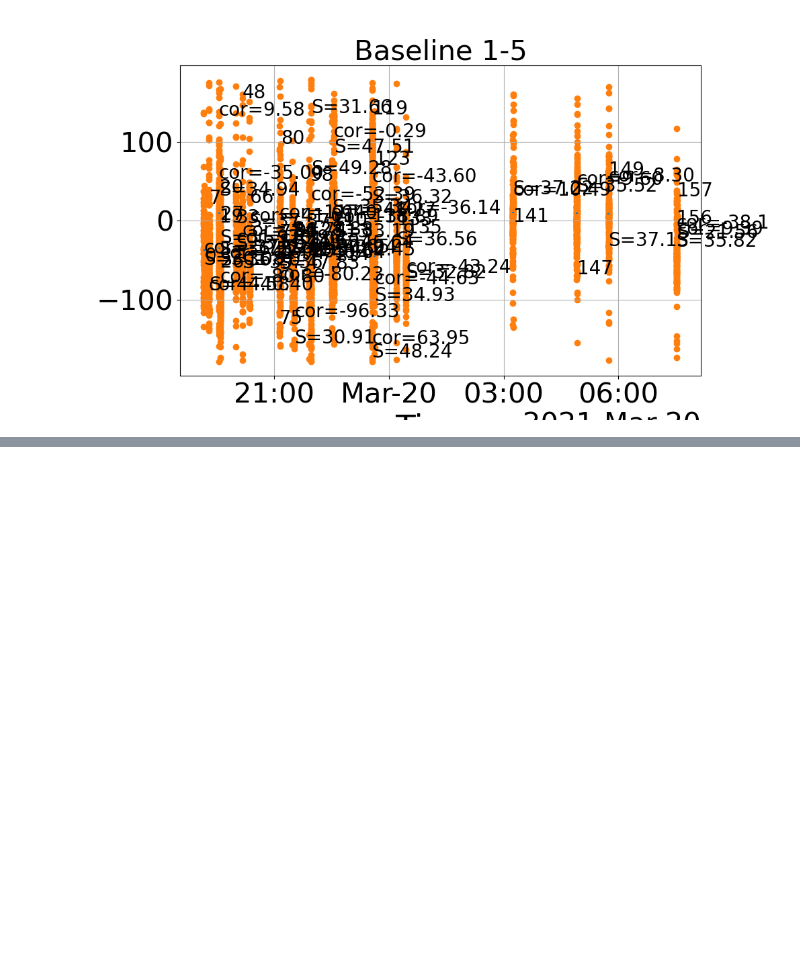
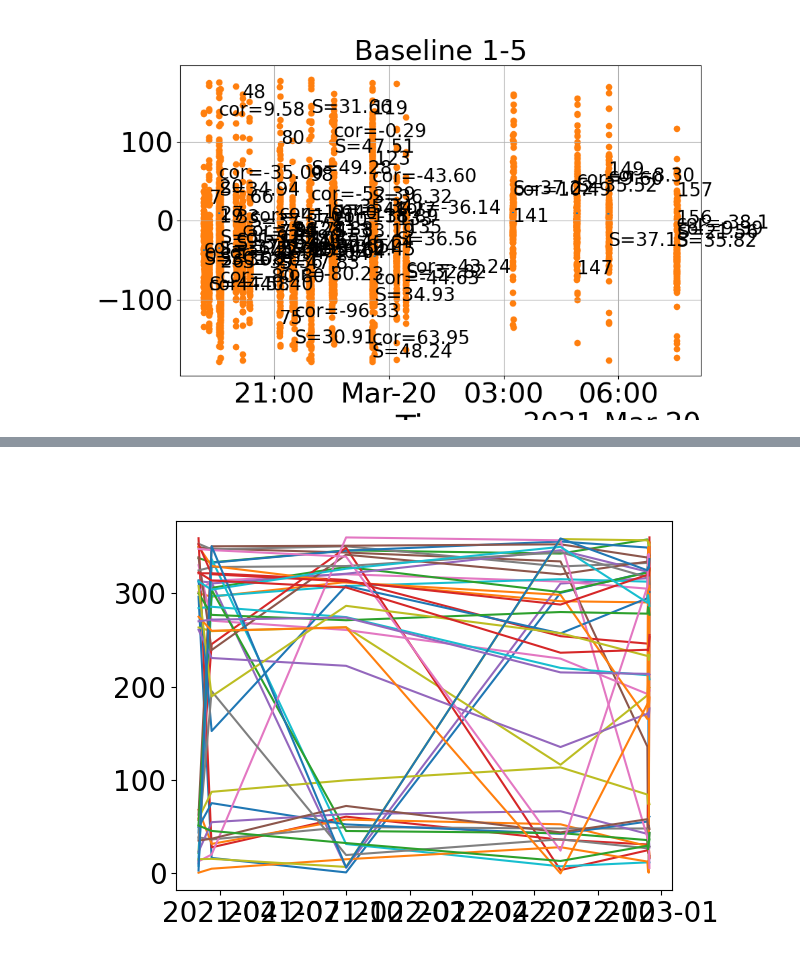
Before and after one commit to icebearcanada/airplane-process, a Jupyter notebook: airplane-code/generate_airplane_calibrations.ipynb, the cells around one changed output, grey strips where cells are left out. Cells and saved outputs as stored; diff of their text form; code cells hidden in the pictures; blank space fills up the shorter version.

```diff
--- a/airplane-code/generate_airplane_calibrations.ipynb
+++ b/airplane-code/generate_airplane_calibrations.ipynb
@@ -1489,3 +1404,35 @@ def find_kappa(rho_rf, azimuth, elevation, range_filter):
     azimuth = np.rad2deg(azimuth)
     elevation = np.rad2deg(elevation)
     return cos_kappa
+# %%
+# compare calibration values
+dates = [ (2021,3,1),
+         (2021,3,20),
+         (2021,10,1),
+         (2022,8,8),
+         (2022,12,12),
+         (2022,12,13),
+         (2022,12,14),
+         (2022,12,15),
+        ]
+
+calibration_files = []
+plot_dates = []
+for date in dates:
+    yy = date[0]
+    mm = date[1]
+    dd = date[2]
+    calibration_files.append(f'median_corrections_{yy:04d}-{mm:02d}-{dd:02d}.npy')
+    plot_dates.append(datetime.datetime(yy, mm, dd))
+
+fig, ax = plt.subplots()
+for baseline in range(45):
+    cals = []
+    for file in calibration_files:
+        cal = np.load(file)
+        cals.append(cal[baseline])
+    ax.plot(plot_dates, cals)
+
+plt.show(fig)
+# %% [output]
+[figure, added]
```
Also changed, not shown: parts of 14 cells of this notebook, 2 other files.
